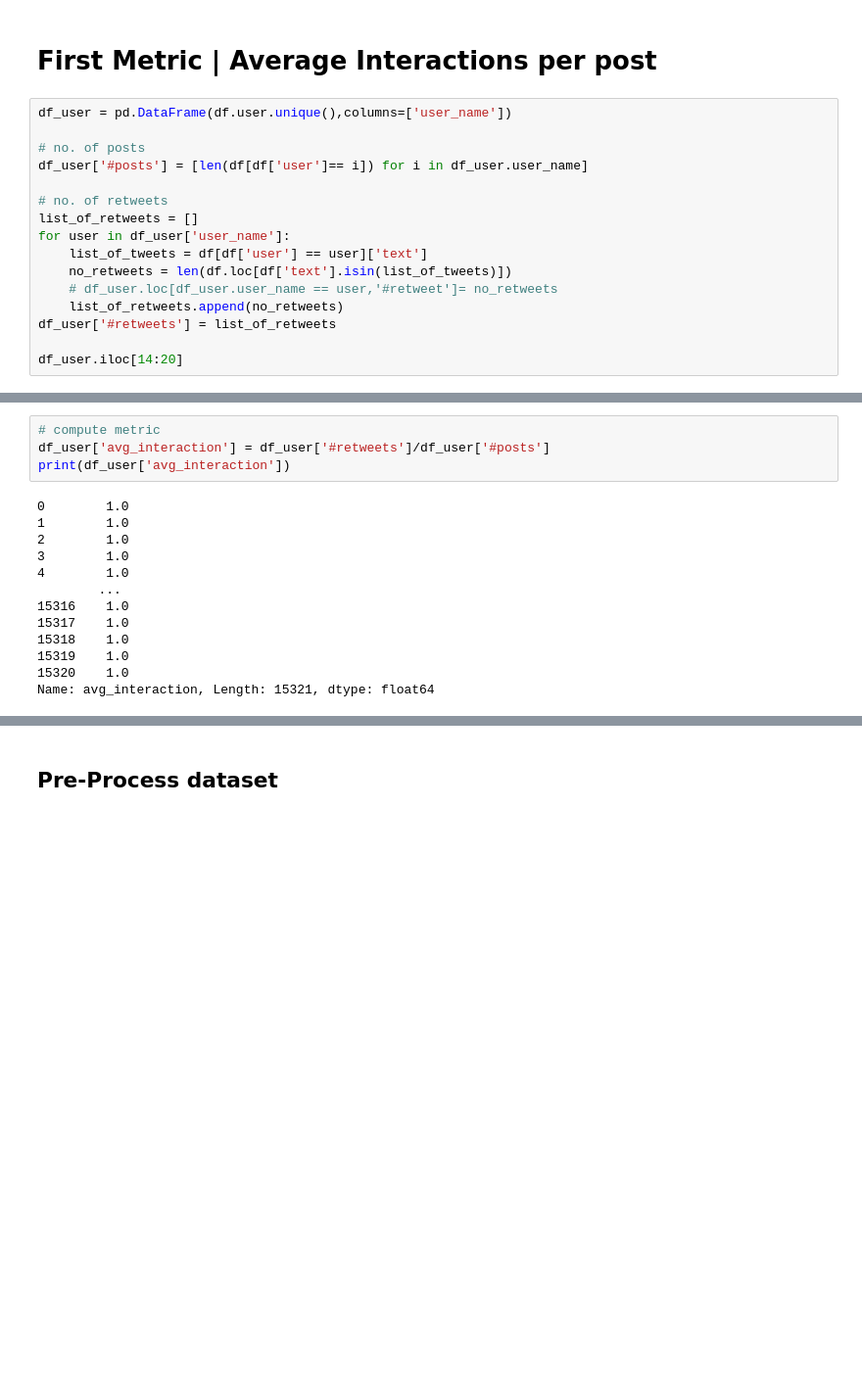
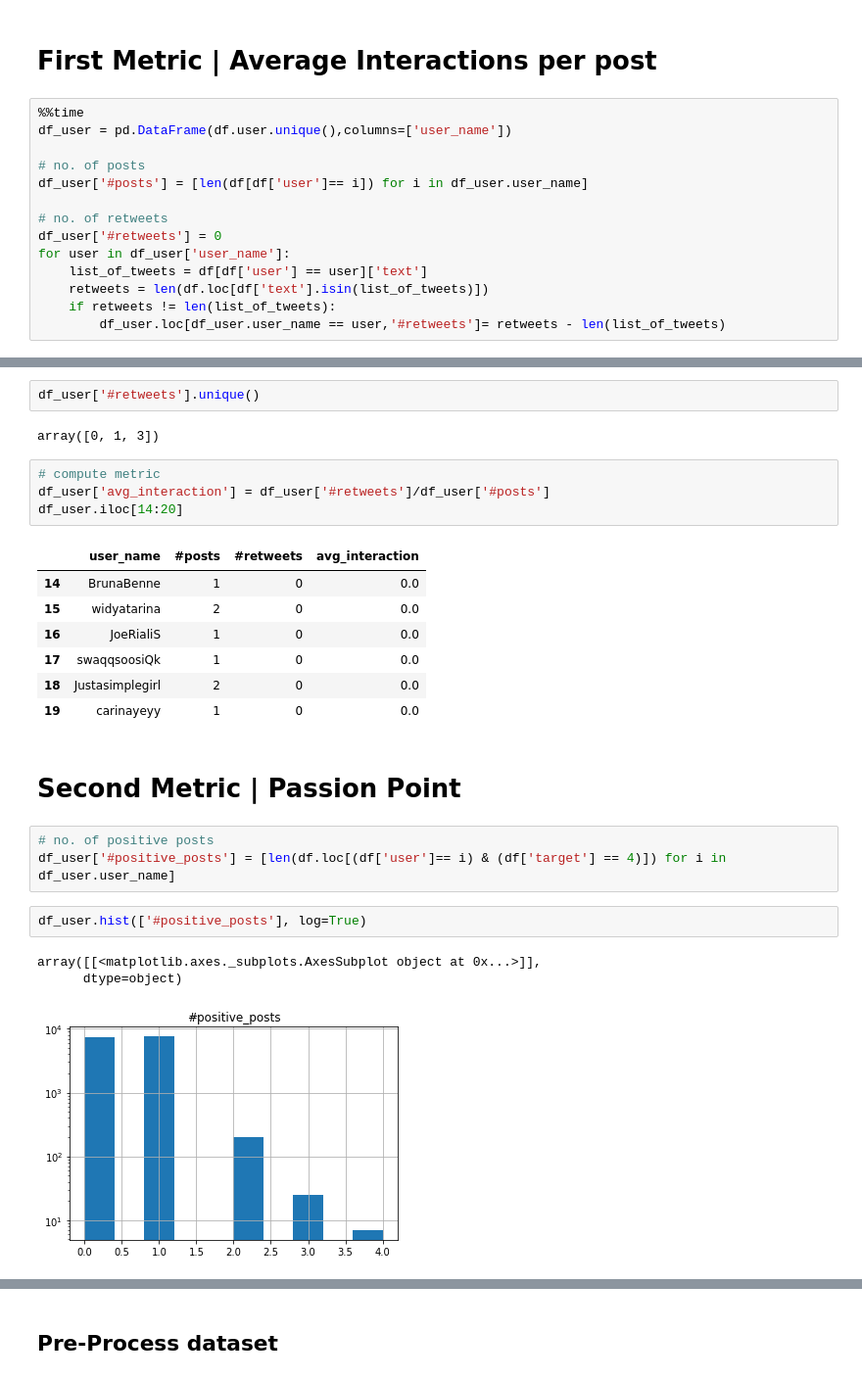
Before and after one commit to FatemeFarhang/data-science, a Jupyter notebook: Task_03.ipynb, the cells around one changed output, grey strips where cells are left out. Shown at 98% size. Cells and saved outputs as stored; diff of their text form; blank space fills up the shorter version.

Commit message:
metric3 guess

```diff
--- a/Task_03.ipynb
+++ b/Task_03.ipynb
@@ -98,19 +95,17 @@ df.head(6)
 # %% [markdown]
 # First Metric | Average Interactions per post
 # %%
+%%time
 df_user = pd.DataFrame(df.user.unique(),columns=['user_name'])
 
 # no. of posts
 df_user['#posts'] = [len(df[df['user']== i]) for i in df_user.user_name]
 
 # no. of retweets
-list_of_retweets = []
+df_user['#retweets'] = 0
 for user in df_user['user_name']:
     list_of_tweets = df[df['user'] == user]['text']
-    no_retweets = len(df.loc[df['text'].isin(list_of_tweets)])
-    # df_user.loc[df_user.user_name == user,'#retweet']= no_retweets
-    list_of_retweets.append(no_retweets)
-df_user['#retweets'] = list_of_retweets
-
-df_user.iloc[14:20]
+    retweets = len(df.loc[df['text'].isin(list_of_tweets)])
+    if retweets != len(list_of_tweets):
+        df_user.loc[df_user.user_name == user,'#retweets']= retweets - len(list_of_tweets)
 # %% [output]
@@ -124,17 +116,27 @@ df_user.iloc[14:20]
+# %%
+df_user['#retweets'].unique()
+# %% [output]
+array([0, 1, 3])
 # %%
 # compute metric
 df_user['avg_interaction'] = df_user['#retweets']/df_user['#posts']
-print(df_user['avg_interaction'])
+df_user.iloc[14:20]
 # %% [output]
-0        1.0
-1        1.0
-2        1.0
-3        1.0
-4        1.0
-        ...
-15316    1.0
-15317    1.0
-15318    1.0
-15319    1.0
-15320    1.0
-Name: avg_interaction, Length: 15321, dtype: float64
+|  | user_name | #posts | #retweets | avg_interaction |
+| 14 | BrunaBenne | 1 | 0 | 0.0 |
+| 15 | widyatarina | 2 | 0 | 0.0 |
+| 16 | JoeRialiS | 1 | 0 | 0.0 |
+| 17 | swaqqsoosiQk | 1 | 0 | 0.0 |
+| 18 | Justasimplegirl | 2 | 0 | 0.0 |
+| 19 | carinayeyy | 1 | 0 | 0.0 |
+# %% [markdown]
+# Second Metric | Passion Point
+# %%
+# no. of positive posts
+df_user['#positive_posts'] = [len(df.loc[(df['user']== i) & (df['target'] == 4)]) for i in df_user.user_name]
+# %%
+df_user.hist(['#positive_posts'], log=True)
+# %% [output]
+array([[<matplotlib.axes._subplots.AxesSubplot object at 0x...>]],
+      dtype=object)
+[figure, added]
```
Also changed, not shown: parts of 6 cells of this notebook.
